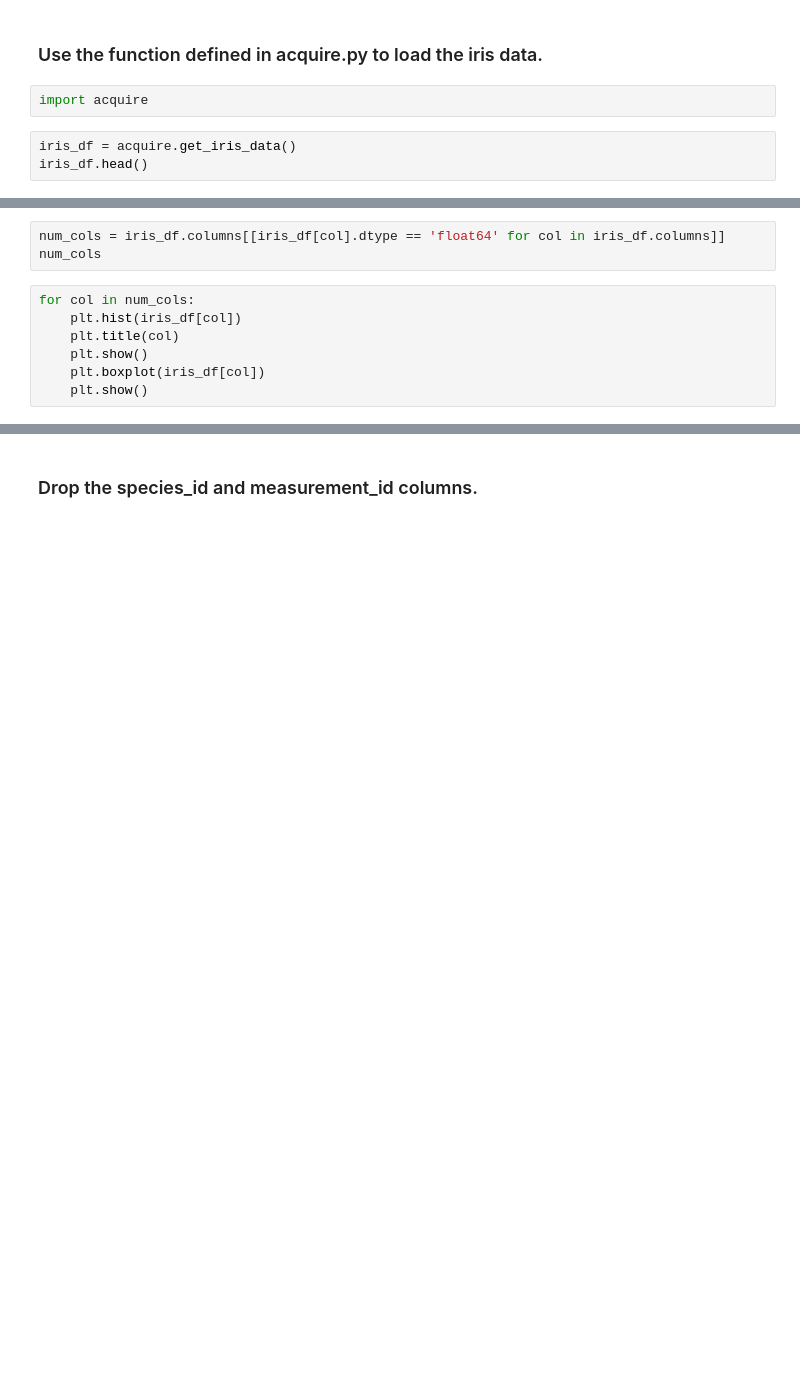
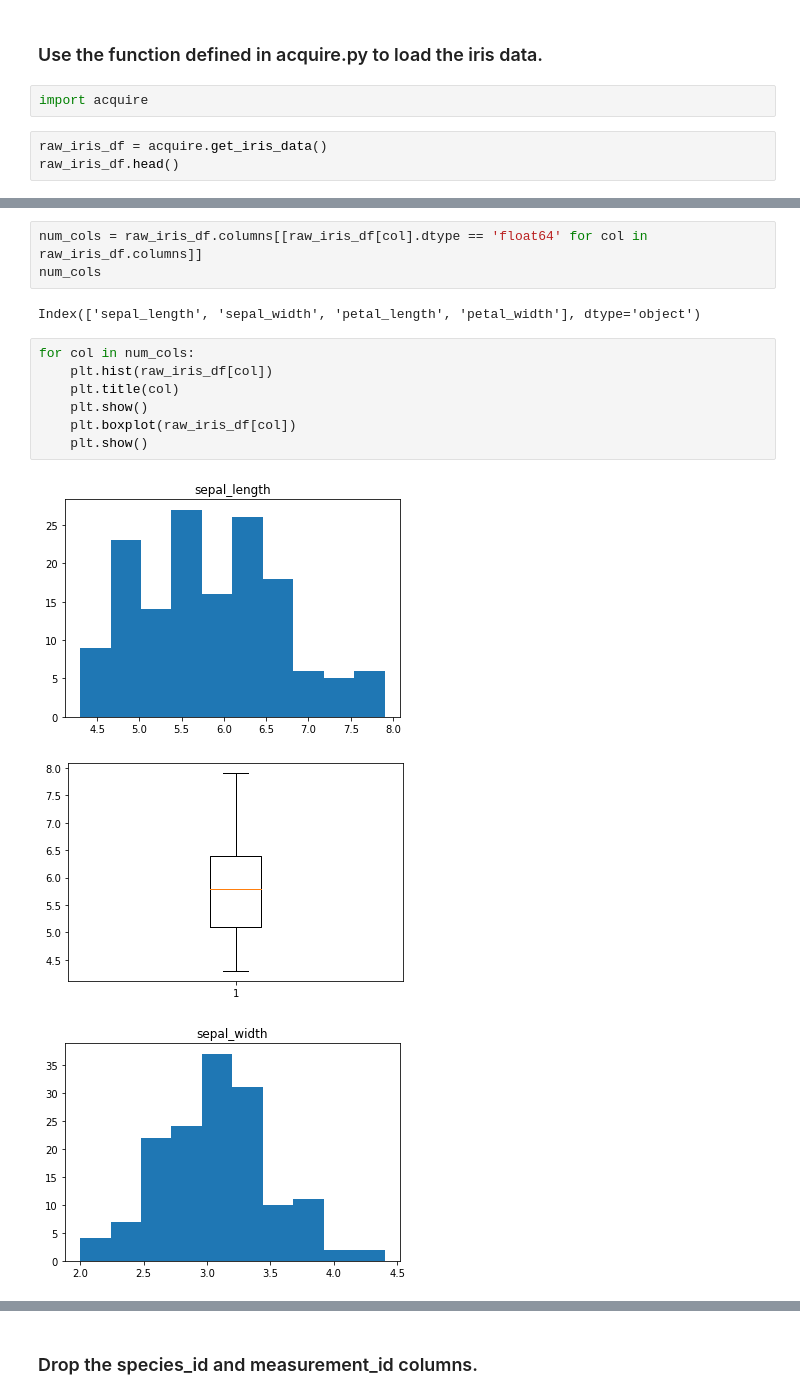
Before and after one commit to brianclements03/classification-exercises, a Jupyter notebook: classification_exercises.ipynb, the cells around one changed output, grey strips where cells are left out. Cells and saved outputs as stored; diff of their text form; blank space fills up the shorter version.

```diff
--- a/classification_exercises.ipynb
+++ b/classification_exercises.ipynb
@@ -145,5 +350,5 @@ df_google.Pclass.value_counts(dropna=False)
 # %%
 import acquire
 # %%
-iris_df = acquire.get_iris_data()
-iris_df.head()
+raw_iris_df = acquire.get_iris_data()
+raw_iris_df.head()
@@ -156,10 +394,16 @@ iris_df.describe()
 # %%
-num_cols = iris_df.columns[[iris_df[col].dtype == 'float64' for col in iris_df.columns]]
+num_cols = raw_iris_df.columns[[raw_iris_df[col].dtype == 'float64' for col in raw_iris_df.columns]]
 num_cols
+# %% [output]
+Index(['sepal_length', 'sepal_width', 'petal_length', 'petal_width'], dtype='object')
 # %%
 for col in num_cols:
-    plt.hist(iris_df[col])
+    plt.hist(raw_iris_df[col])
     plt.title(col)
     plt.show()
-    plt.boxplot(iris_df[col])
+    plt.boxplot(raw_iris_df[col])
     plt.show()
+# %% [output]
+[figure, added]
+[figure, added]
+[figure, added]
```
Also changed, not shown: parts of 261 cells of this notebook.
